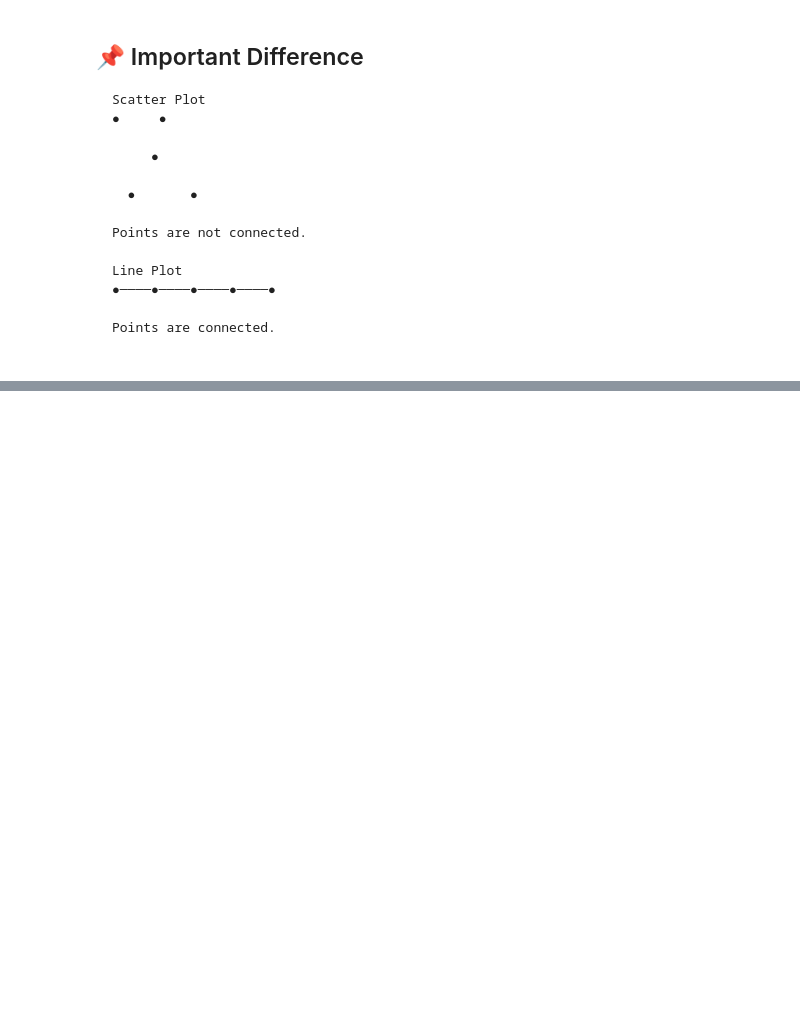
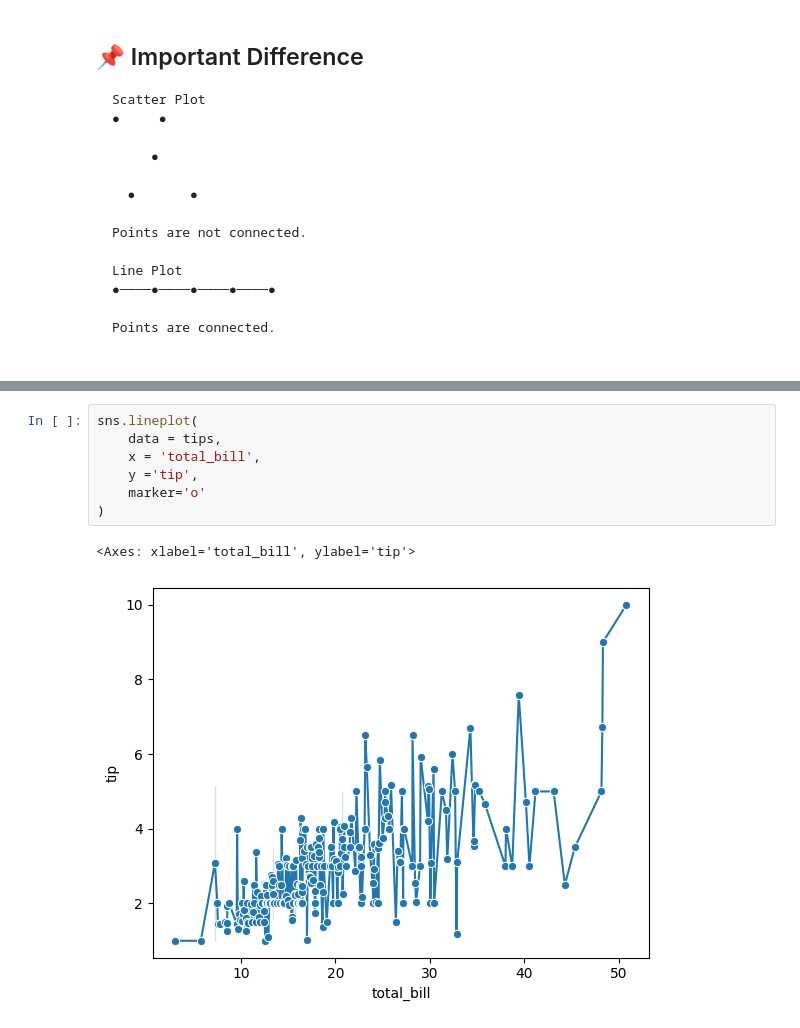
Before and after one commit to kshitij-commit/DataScience, a Jupyter notebook: 05_seaborn/02_relational-plots.ipynb, the cells around one changed output, grey strips where cells are left out. Cells and saved outputs as stored; diff of their text form; blank space fills up the shorter version.

```diff
--- a/05_seaborn/02_relational-plots.ipynb
+++ b/05_seaborn/02_relational-plots.ipynb
@@ -469,0 +514,10 @@ Points are connected.
+# %%
+sns.lineplot(
+    data = tips,
+    x = 'total_bill',
+    y ='tip',
+    marker='o'
+)
+# %% [output]
+<Axes: xlabel='total_bill', ylabel='tip'>
+[figure, added]
```
Also changed, not shown: parts of 7 cells of this notebook.
